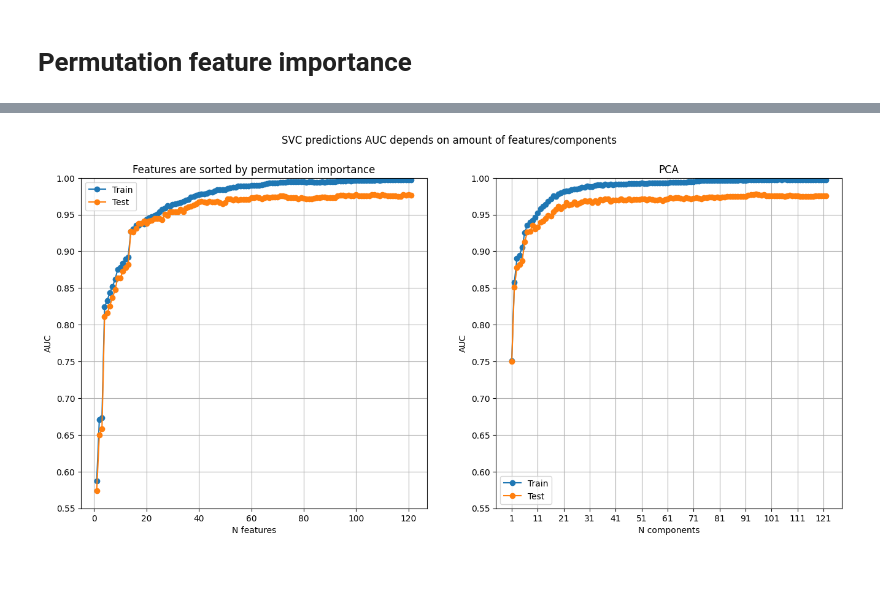
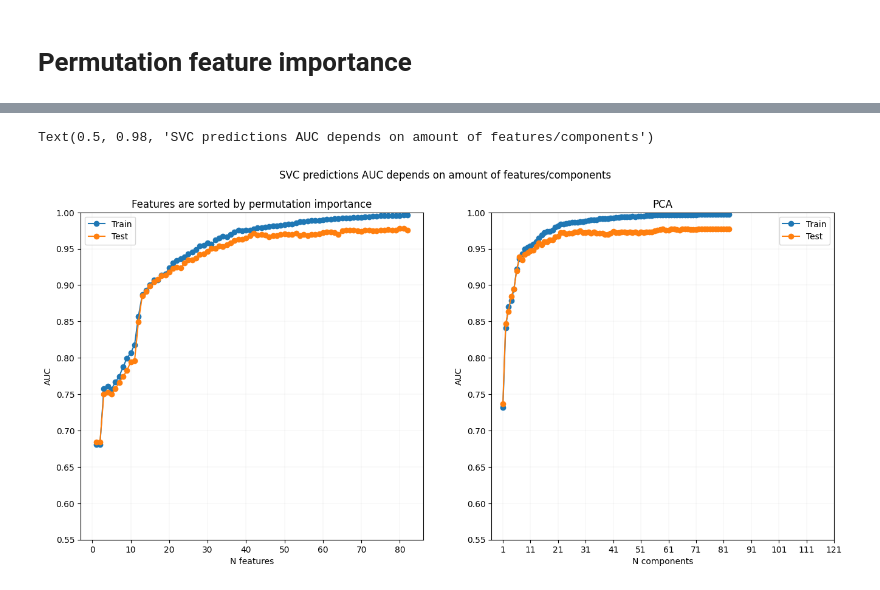
Before and after one commit to Protolaw/a2a_binary_classifier, a Jupyter notebook: svm.ipynb, the cells around one changed output, grey strips where cells are left out. Drawn from its saved outputs; the diff is of its cells as text; code cells hidden in the pictures.

```diff
--- a/svm.ipynb
+++ b/svm.ipynb
@@ -176,5 +166,5 @@ plt.show()
 # %%
-pca = PCA(n_components = 100)
+pca = PCA(n_components = 83)
 pca_traindata = pca.fit(X_train)
 
 
@@ -227,6 +217,6 @@ ax.axvline(x=0, color="k", linestyle="--")
 # %%
 clf1 = SVC(C=10, gamma=0.01)
-vals = perm_sorted_idx[:15]
+vals = X_train.columns[perm_sorted_idx]
 
 clf1.fit(X_train[vals], y_train)
 
@@ -248,7 +238,7 @@ num_features = [i for i in range(1, len(perm_sorted_idx + 1))]
 
 for i in num_features:
     clf1 = SVC(C=10, gamma=0.01)
-    vals = perm_sorted_idx[:i]
+    vals = X_train.columns[perm_sorted_idx[:i]]
     clf1.fit(X_train[vals], y_train)
 
 # result = permutation_importance(clf, X_train, y_train, n_repeats=5, random_state=42, n_jobs=8)
@@ -258,7 +248,5 @@ for i in num_features:
     test_preds = clf1.predict(X_test[vals])
 
 
-
-
     acc_train.append(roc_auc_score(y_train, train_preds))
     acc_test.append(roc_auc_score(y_test, test_preds))
@@ -293,29 +253,30 @@ plt.savefig(f'{pics}/clf_dtree_balanced.png')
 # %%
 fig, (ax1, ax2) = plt.subplots(1, 2, figsize=(16, 7))
 
 # ax1.set_xlim(left=0, right=5)
 ax1.set_ylim(bottom=0.55, top=1)
 
 ax1.plot(num_features, acc_train, '-o', label='Train')
 ax1.plot(num_features, acc_test, '-o', label='Test')
 ax1.legend()
 plt.xticks(range(1, 122, 10))
-ax1.grid()
+ax1.grid(lw=0.1)
 ax1.set_title('Features are sorted by permutation importance')
 ax1.set_ylabel('AUC')
 ax1.set_xlabel('N features')
 
 ax2.set_ylim(bottom=0.55, top=1)
 ax2.plot(values, train_scores, '-o', label='Train')
 ax2.plot(values, test_scores, '-o', label='Test')
 ax2.legend()
 plt.xticks(range(1, 122, 10))
-ax2.grid()
+plt.grid(lw=0.1)
 ax2.set_title('PCA')
 ax2.set_ylabel('AUC')
 ax2.set_xlabel('N components')
 # plt.show()
 plt.suptitle('SVC predictions AUC depends on amount of features/components')
-plt.savefig(f'{pics}/clf_dtree_balanced.png')
+# plt.savefig(f'{pics}/clf_dtree_balanced.png')
 # %% [output]
+Text(0.5, 0.98, 'SVC predictions AUC depends on amount of features/components')
-[figure, old version]
+[figure, new version]
```
Also changed, not shown: parts of 12 cells of this notebook.
